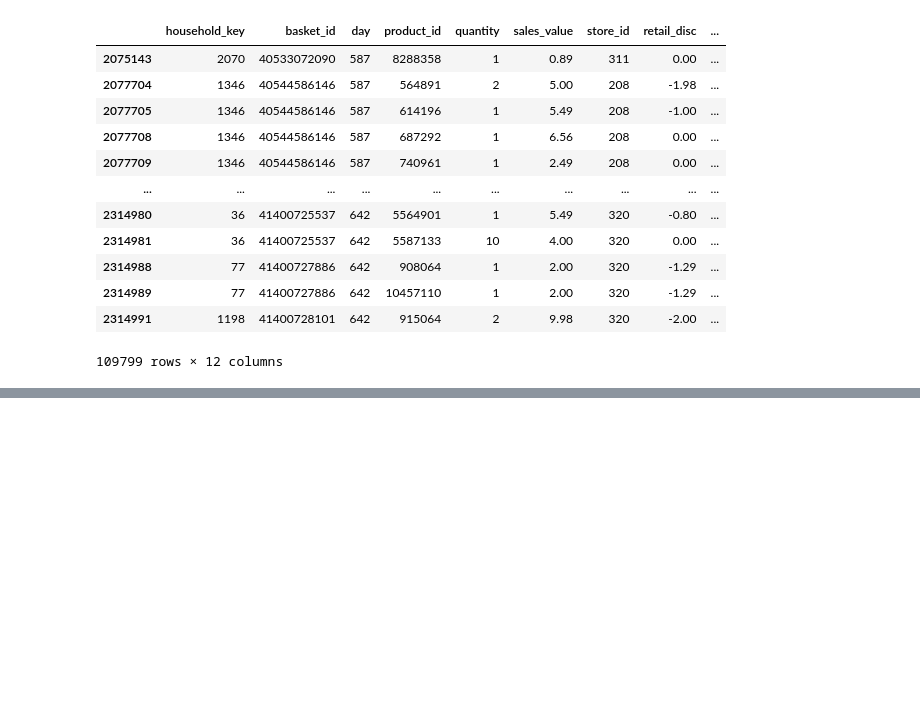
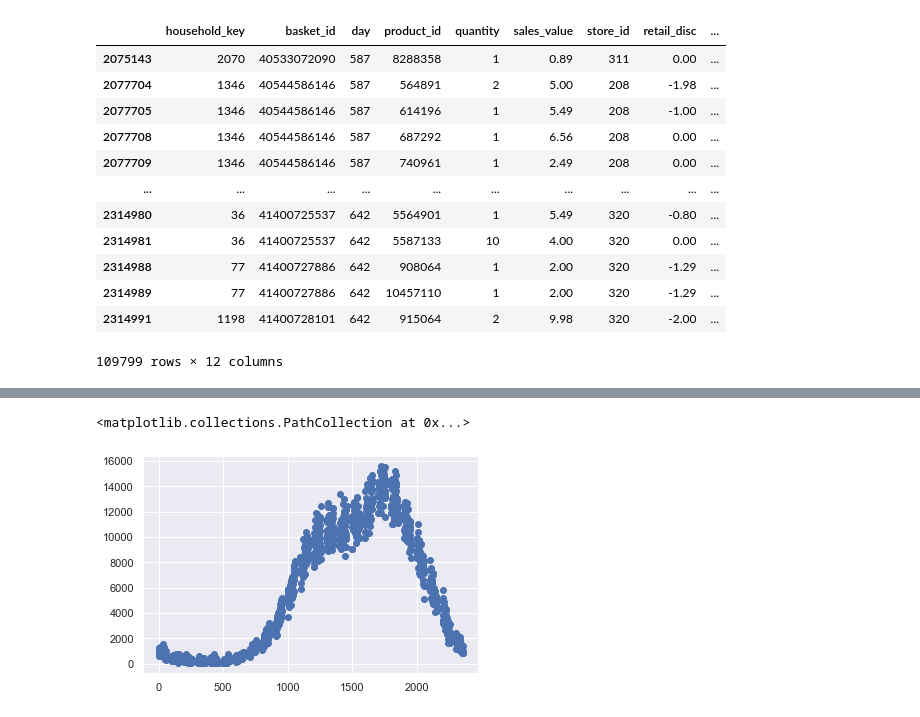
Before and after one commit to vanchautran/capstone, a Jupyter notebook: Retail_marketing_audience_Prediction/1_aggregation_campaigns_products.ipynb, the cells around one changed output, grey strips where cells are left out. Cells and saved outputs as stored; diff of their text form; code cells hidden in the pictures; blank space fills up the shorter version.

```diff
--- a/Retail_marketing_audience_Prediction/1_aggregation_campaigns_products.ipynb
+++ b/Retail_marketing_audience_Prediction/1_aggregation_campaigns_products.ipynb
@@ -302,0 +357,5 @@ df_promoted_prod_trans.to_csv('DATA_CLEAN/transactions_of_campA18_products.csv',
+# %%
+plt.scatter(full_trans_time.trans_time, full_trans_time.sales_value)
+# %% [output]
+<matplotlib.collections.PathCollection at 0x...>
+[figure, added]
```
Also changed, not shown: parts of 12 cells of this notebook, 7 other files.
